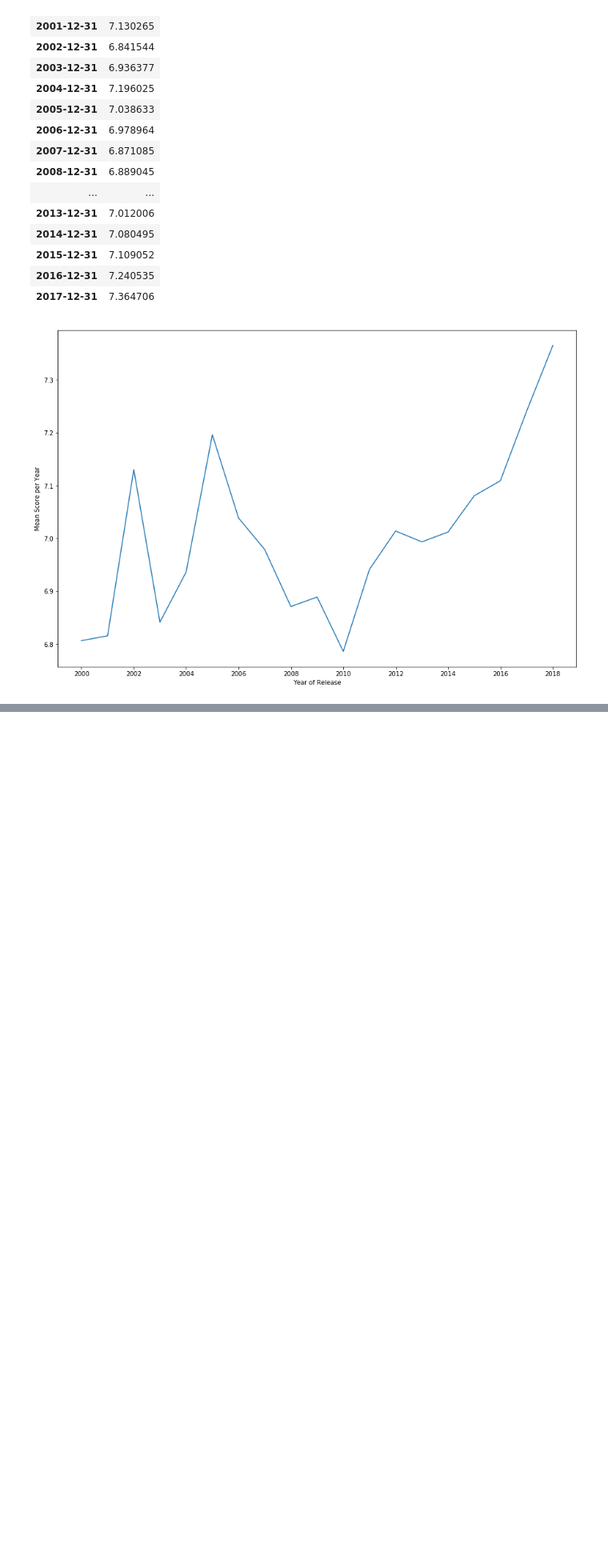
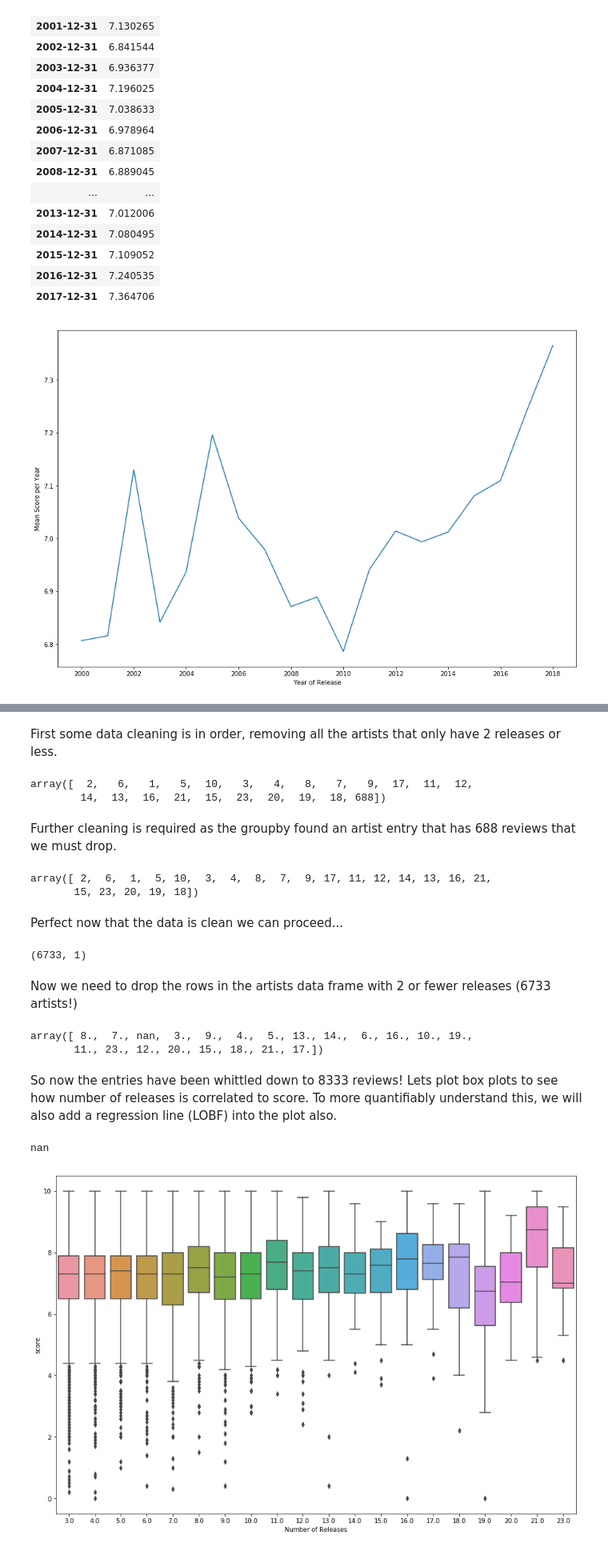
Before and after one commit to physcode/Pitchfork, a Jupyter notebook: pitchfork.ipynb, the cells around one changed output, grey strips where cells are left out. Shown at 80% size. Saved outputs shown, nothing was run; the diff lists cells and outputs as text; code cells hidden in the pictures; blank space fills up the shorter version.

Commit message:
whittle

```diff
--- a/pitchfork.ipynb
+++ b/pitchfork.ipynb
@@ -163,0 +186,52 @@ Quite an interesting result! There seems to be a larger variation in the earlier
+# %% [markdown]
+First some data cleaning is in order, removing all the artists that only have 2 releases or less.
+# %%
+byartist = artists[['artist','pub_year']].groupby(['artist']).count()
+byartist.columns = ['release_count']
+byartist['release_count'].unique()
+# %% [output]
+array([  2,   6,   1,   5,  10,   3,   4,   8,   7,   9,  17,  11,  12,
+        14,  13,  16,  21,  15,  23,  20,  19,  18, 688])
+# %% [markdown]
+Further cleaning is required as the groupby found an artist entry that has 688 reviews that we must drop.
+# %%
+byartist = byartist[byartist['release_count'] != 688]
+byartist['release_count'].unique()
+# %% [output]
+array([ 2,  6,  1,  5, 10,  3,  4,  8,  7,  9, 17, 11, 12, 14, 13, 16, 21,
+       15, 23, 20, 19, 18])
+# %% [markdown]
+Perfect now that the data is clean we can proceed...
+# %%
+artiststodelete = byartist[byartist['release_count']<=2]
+artiststodelete.shape
+# %% [output]
+(6733, 1)
+# %% [markdown]
+Now we need to drop the rows in the artists data frame with 2 or fewer releases (6733 artists!)
+# %%
+threeormore = artists[~artists['artist'].isin(list(artiststodelete.index))]
+threeormore = threeormore.merge(byartist,how = 'left',on='artist')
+threeormore['release_count'].unique()
+# %% [output]
+array([ 8.,  7., nan,  3.,  9.,  4.,  5., 13., 14.,  6., 16., 10., 19.,
+       11., 23., 12., 20., 15., 18., 21., 17.])
+# %% [markdown]
+So now the entries have been whittled down to 8333 reviews! Lets plot box plots to see how number of releases is correlated to score. To more quantifiably understand this, we will also add a regression line (LOBF) into the plot also.
+# %%
+#Add a linear regression line to better understand correlation
+from scipy.stats import linregress
+reg = linregress(threeormore['release_count'], threeormore.score)
+xreg = np.arange(2,24)
+yreg = reg.intercept + xreg*reg.slope
+reg.intercept
+# %% [output]
+nan
+# %%
+plt.rcParams['figure.figsize'] = [15, 10]
+sns.boxplot(x = 'release_count', y = 'score', data = threeormore)
+plt.xlabel('Number of Releases')
+plt.plot(xreg,yreg)
+plt.show()
+# %% [output]
+[figure, added]
```
Also changed, not shown: parts of 4 cells of this notebook.
